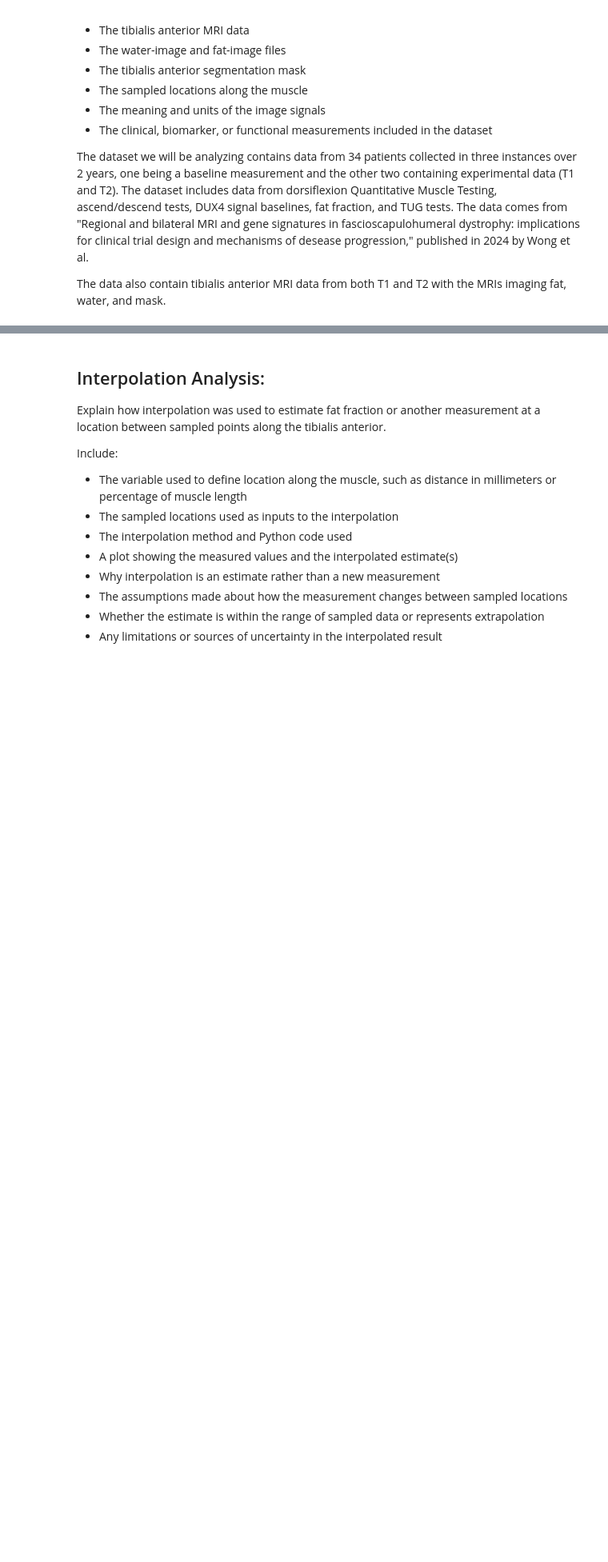
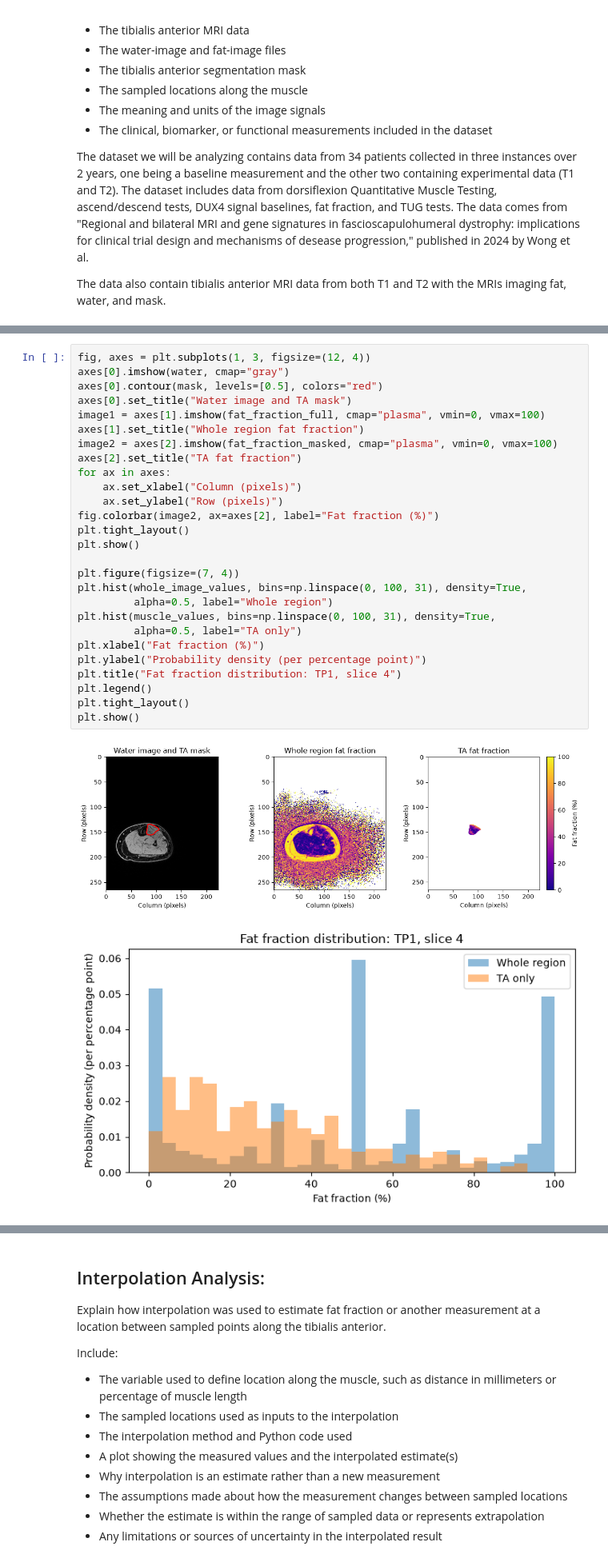
Before and after one commit to amccollbrady/bme2315_module2_fshd, a Jupyter notebook: FSHD_Module2_Project.ipynb, the cells around one changed output, grey strips where cells are left out. Shown at 80% size. Cells and saved outputs as stored; diff of their text form; blank space fills up the shorter version.

```diff
--- a/FSHD_Module2_Project.ipynb
+++ b/FSHD_Module2_Project.ipynb
@@ -62,0 +107,30 @@ Each figure should have labeled axes, an informative title, and a caption explai
+# %%
+fig, axes = plt.subplots(1, 3, figsize=(12, 4))
+axes[0].imshow(water, cmap="gray")
+axes[0].contour(mask, levels=[0.5], colors="red")
+axes[0].set_title("Water image and TA mask")
+image1 = axes[1].imshow(fat_fraction_full, cmap="plasma", vmin=0, vmax=100)
+axes[1].set_title("Whole region fat fraction")
+image2 = axes[2].imshow(fat_fraction_masked, cmap="plasma", vmin=0, vmax=100)
+axes[2].set_title("TA fat fraction")
+for ax in axes:
+    ax.set_xlabel("Column (pixels)")
+    ax.set_ylabel("Row (pixels)")
+fig.colorbar(image2, ax=axes[2], label="Fat fraction (%)")
+plt.tight_layout()
+plt.show()
+
+plt.figure(figsize=(7, 4))
+plt.hist(whole_image_values, bins=np.linspace(0, 100, 31), density=True,
+         alpha=0.5, label="Whole region")
+plt.hist(muscle_values, bins=np.linspace(0, 100, 31), density=True,
+         alpha=0.5, label="TA only")
+plt.xlabel("Fat fraction (%)")
+plt.ylabel("Probability density (per percentage point)")
+plt.title("Fat fraction distribution: TP1, slice 4")
+plt.legend()
+plt.tight_layout()
+plt.show()
+# %% [output]
+[figure, added]
+[figure, added]
```
Also changed, not shown: parts of 9 cells of this notebook.
